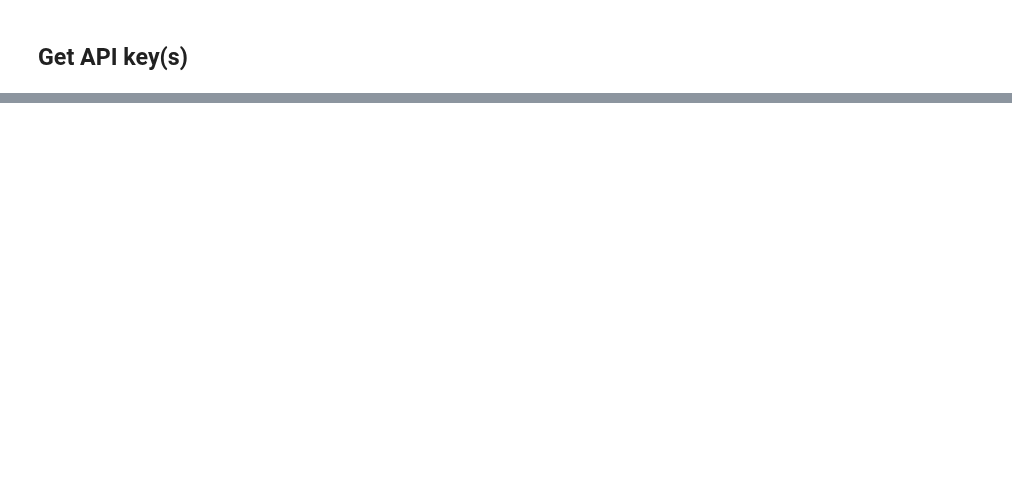
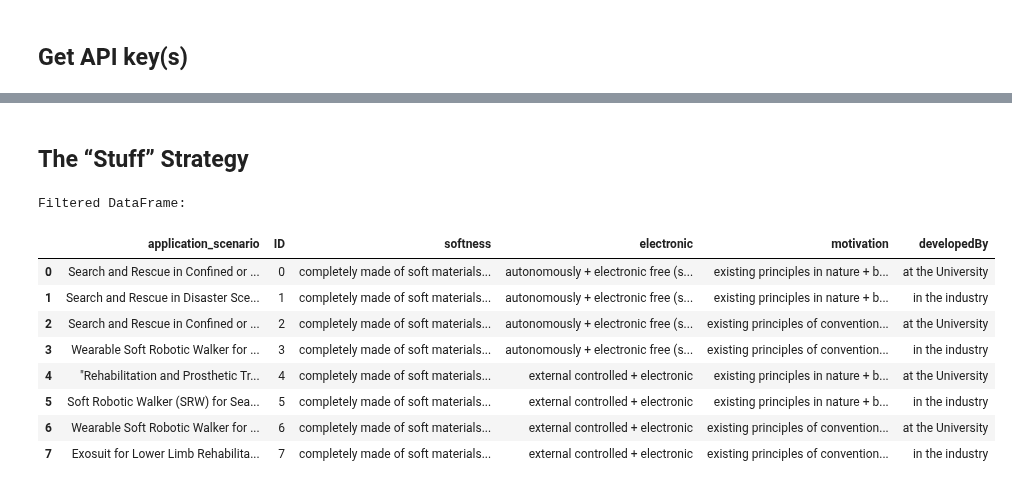
Before and after one commit to FennStatistics/introductory-workshop-in-LLMs, a Jupyter notebook: 2_featureExtraction_textGeneration/text generation/code.ipynb, the cells around one changed output, grey strips where cells are left out. Cells and saved outputs as stored; diff of their text form; code cells hidden in the pictures; blank space fills up the shorter version.

```diff
--- a/2_featureExtraction_textGeneration/text generation/code.ipynb
+++ b/2_featureExtraction_textGeneration/text generation/code.ipynb
@@ -174,0 +284,23 @@ When querying the API, outputs are automatically cached if the inputs are identi
+# %% [markdown]
+## The “Stuff” Strategy
+# %%
+# Filter the DataFrame to get rows with specific conditions
+filtered_df = combined_df[combined_df['softness'] == "completely made of soft materials and thereby deformable"]
+
+# Combine the application_scenario texts
+scenario_list = " ".join(filtered_df['application_scenario'].tolist())
+
+# Display the filtered DataFrame and the combined scenario text (optional)
+print("Filtered DataFrame:")
+filtered_df
+# %% [output]
+Filtered DataFrame:
+|  | application_scenario | ID | softness | electronic | motivation | developedBy |
+| 0 | Search and Rescue in Confined or ... | 0 | completely made of soft materials... | autonomously + electronic free (s... | existing principles in nature + b... | at the University |
+| 1 | Search and Rescue in Disaster Sce... | 1 | completely made of soft materials... | autonomously + electronic free (s... | existing principles in nature + b... | in the industry |
+| 2 | Search and Rescue in Confined or ... | 2 | completely made of soft materials... | autonomously + electronic free (s... | existing principles of convention... | at the University |
+| 3 | Wearable Soft Robotic Walker for ... | 3 | completely made of soft materials... | autonomously + electronic free (s... | existing principles of convention... | in the industry |
+| 4 | "Rehabilitation and Prosthetic Tr... | 4 | completely made of soft materials... | external controlled + electronic | existing principles in nature + b... | at the University |
+| 5 | Soft Robotic Walker (SRW) for Sea... | 5 | completely made of soft materials... | external controlled + electronic | existing principles in nature + b... | in the industry |
+| 6 | Wearable Soft Robotic Walker for ... | 6 | completely made of soft materials... | external controlled + electronic | existing principles of convention... | at the University |
+| 7 | Exosuit for Lower Limb Rehabilita... | 7 | completely made of soft materials... | external controlled + electronic | existing principles of convention... | in the industry |
```
Also changed, not shown: parts of 31 cells of this notebook, 2 other files.
